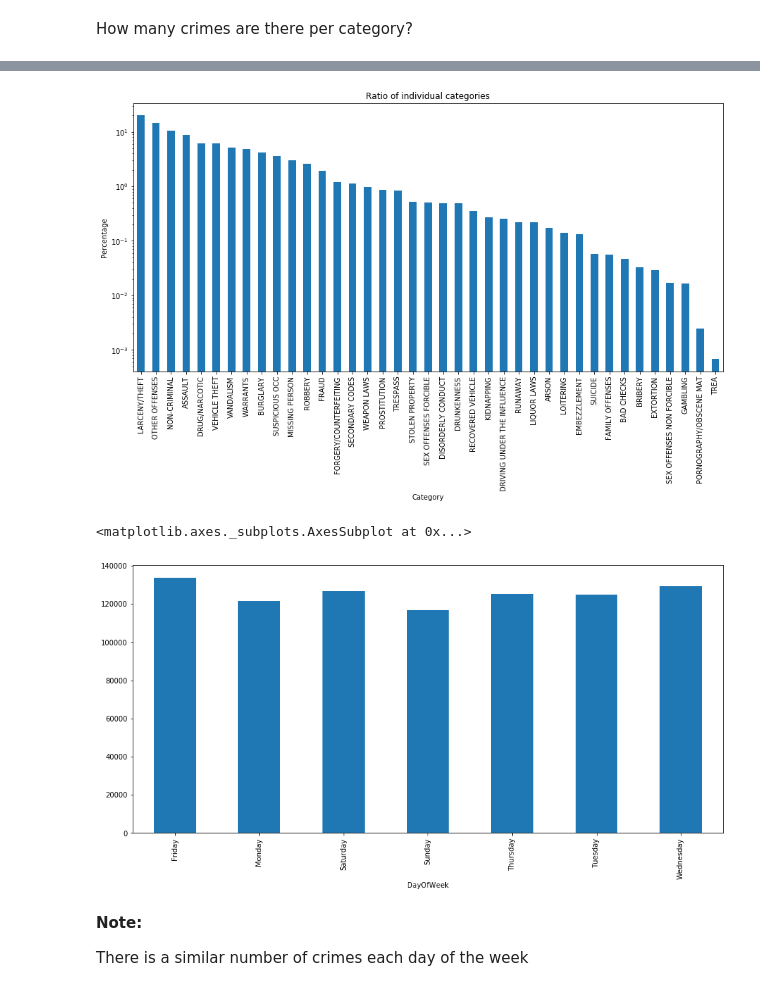
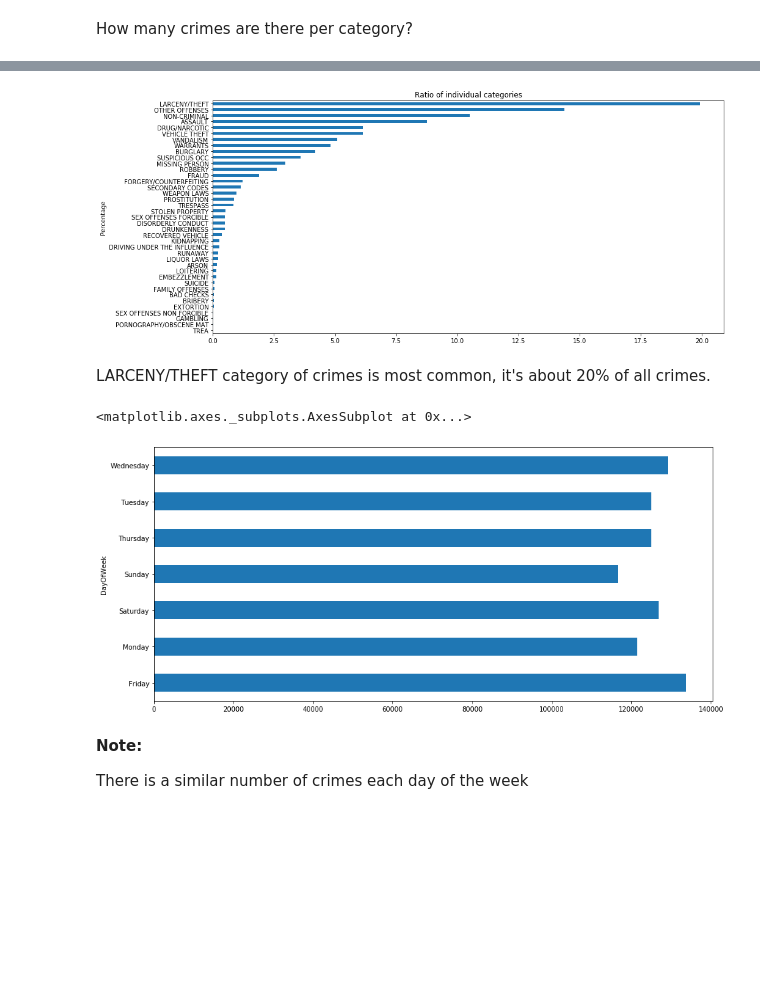
Before and after one commit to Frustrado/Crime-Classification, a Jupyter notebook: SF_crimes_analysis.ipynb, the cells around one changed output, grey strips where cells are left out. Drawn from its saved outputs; the diff is of its cells as text; code cells hidden in the pictures; blank space fills up the shorter version.

```diff
--- a/SF_crimes_analysis.ipynb
+++ b/SF_crimes_analysis.ipynb
@@ -78,3 +82,5 @@ train_df[train_df['Y'] ==90.0]
+# %%
+train_df = train_df[train_df['Y'] < 40.0]
 # %%
 train_df.describe(include=['O'])
 # %% [output]
@@ -163,7 +173,7 @@ We don't have any null values in our train dataset
 # %% [markdown]
 How many crimes are there per category?
 # %%
-df_category = train_df.groupby(['Category'])['Dates'].count()
-df_category.plot(kind='bar',figsize=(15,7))
+df_category = train_df.groupby(['Category'])['Dates'].count().sort_values()
+df_category.plot(kind='barh',figsize=(15,7))
 # %% [output]
 <matplotlib.axes._subplots.AxesSubplot at 0x...>
@@ -171,18 +181,20 @@ df_category.plot(kind='bar',figsize=(15,7))
 # %%
-df_cat_percentage = (df_category/df_category.sum()*100).sort_values(ascending=False)
+df_cat_percentage = (df_category/df_category.sum()*100).sort_values(ascending=True)
 title = "Ratio of individual categories"
 plt.figure()
-df_cat_percentage.plot(kind='bar',figsize=(15,7), title=title, logy=True)
+df_cat_percentage.plot(kind='barh',figsize=(15,7), title=title)
 plt.ylabel('Percentage')
 plt.show()
 # %% [output]
-[figure, old version]
+[figure, new version]
+# %% [markdown]
+LARCENY/THEFT category of crimes is most common, it's about 20% of all crimes.
 # %%
 df_dayOfWeek = train_df.groupby(['DayOfWeek'])['Dates'].count()
-df_dayOfWeek.plot(kind='bar',figsize=(15,7))
+df_dayOfWeek.plot(kind='barh',figsize=(15,7))
 # %% [output]
 <matplotlib.axes._subplots.AxesSubplot at 0x...>
-[figure, old version]
+[figure, new version]
 # %% [markdown]
 **Note:**
 
```
Also changed, not shown: parts of 29 cells of this notebook.
